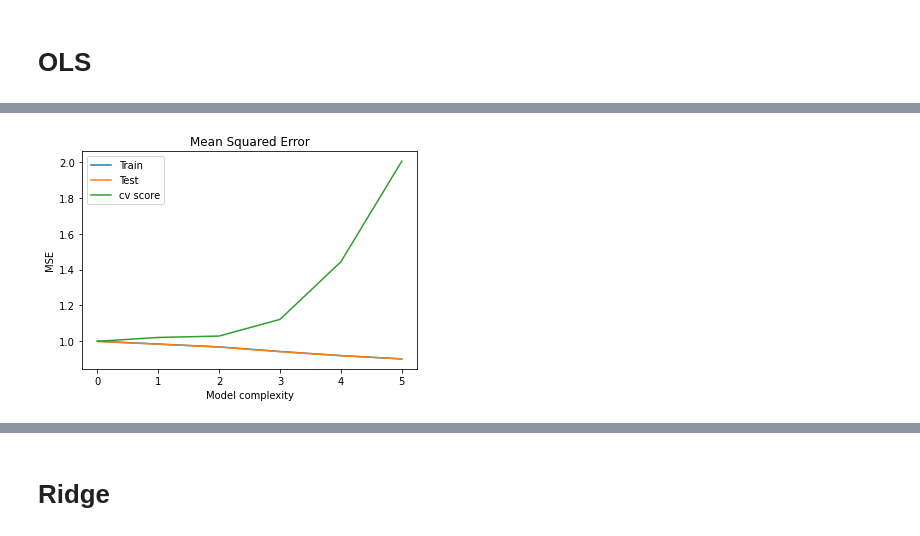
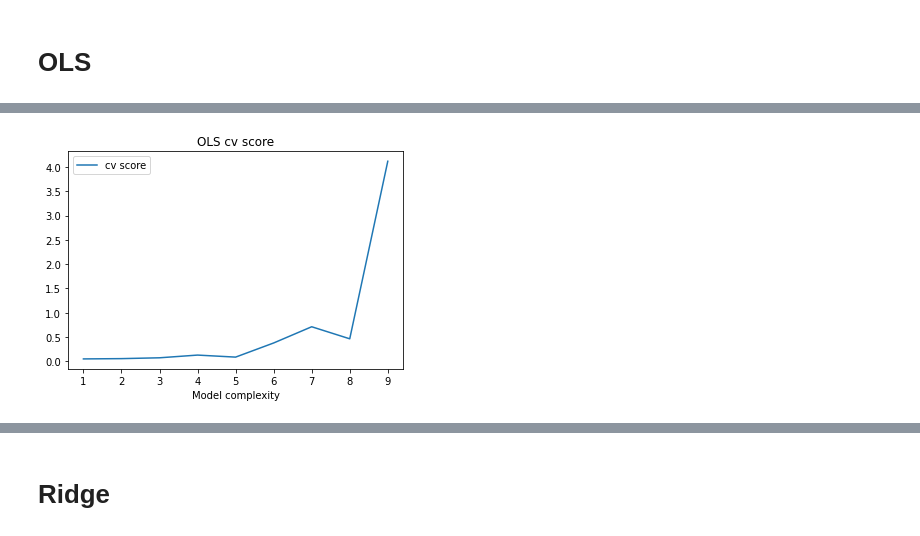
Before and after one commit to haakontm/FYS4155-Project1, a Jupyter notebook: ex6.ipynb, the cells around one changed output, grey strips where cells are left out. Saved outputs shown, nothing was run; the diff lists cells and outputs as text; code cells hidden in the pictures.

```diff
--- a/ex6.ipynb
+++ b/ex6.ipynb
@@ -47,27 +53,31 @@ x, y = np.meshgrid(x,y)
 # %%
 from sklearn.linear_model import LinearRegression
 
-RANDOM_STATE = 42
-max_degree = 6
+RANDOM_STAT= 51042
+max_degree10
+degrees = np.arange(1, max_degree)= ols_6
 
-train_MSE = np.zeros(max_degree)
-test_MSE = np.zeros(max_degree)
-cv_score = np.zeros(max_degree)
+_rain_MSE = np.zeros(max_d - 1egols_ree)
+test_MSE = np.zeros(max_ - 1d
+ols_r2 = np.zeros(max_degree - 1)eols_gree)
+cv_score = np.zeros(max - 1_degree)
 
-for i in tqdm(range(max_degree)):
+for idegrees)_degree)):
     X = create_X(x, y, i)
 
-    X_train, X_test, z_train, z_test = train_test_split(X, z.reshape(-1, 1), random_state=RANDOM_STATE, test_size=0.3)
-
-    model = make_pipeline(StandardScaler(), LinearRegression())
+    X_train, X_test, z_train, z_test = train_test_split(X, z.reshape(-1, 1), random_state=RANDOM_STATE, tes
+    model = m
+    model = make_pipeline(StanLinearRegression()arRegression())
     model.fit(X_train, z_train)
     z_tilde = model.predict(X_train)
-    z_pred = model.predict(X_test)
+    z_pred = mode
+.predols_train_MSEt) - 1
 
-    train_MSE[i] = mean_squared_error(z_tilde, z_train)
-    test_MSE[i] = mean_squared_error(z_pred, z_test)
-
-for i in tqdm(range(max_degree)):
-    X = create_X(x, y, i)
-    model = make_pipeline(StandardScaler(), LinearRegression())
-    cv_score[i] = -np.mean(cross_val_score(model, X, z.reshape(-1, 1), scoring='neg_mean_squared_error', cv=KFold(10)))
+    train_MSE[i] = z_trainuaz_tildeor(z_tols_test_MSEtr - 1ain)
+    test_MSE[i] =z_testsqz_prede
+    ols_r2[i - 1] = r2_score(z_test, z_pred)ed_error', cv=KFold(10)))
+# %%
+for i in tqdm(degrees):
+    X = create_X(x, y, i)
+    model = make_pipeline(StandardScaler(), LinearRegression())
+    ols_cv_score[i - 1] = -np.mean(cross_val_score(model, X, z.reshape(-1, 1), scoring='neg_mean_squared_error', cv=KFold(10)))
@@ -74,12 +94,9 @@ for i in tqdm(range(max_degree)):
 # %%
 fig, ax = plt.subplots()
-ax.set_title('Mean Squared Error')
-ax.plot(range(max_degree), train_MSE, label='Train')
-ax.plot(range(max_degree), test_MSE, label='Test')
-ax.plot(range(max_degree), cv_score, label='cv score')
+ax.plot(degrees, ols_cv_score, label='cv score')
 ax.legend()
+ax.set_title('OLS cv score')
 ax.set_xlabel('Model complexity')
-ax.set_ylabel('MSE')
 plt.show()
 # %% [output]
-[figure, old version]
+[figure, new version]
```
Also changed, not shown: parts of 23 cells of this notebook.
